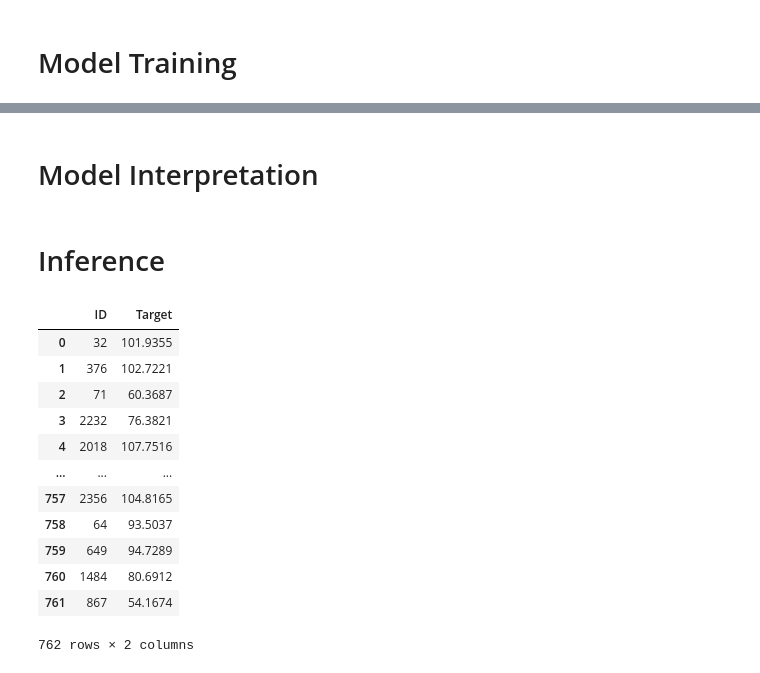
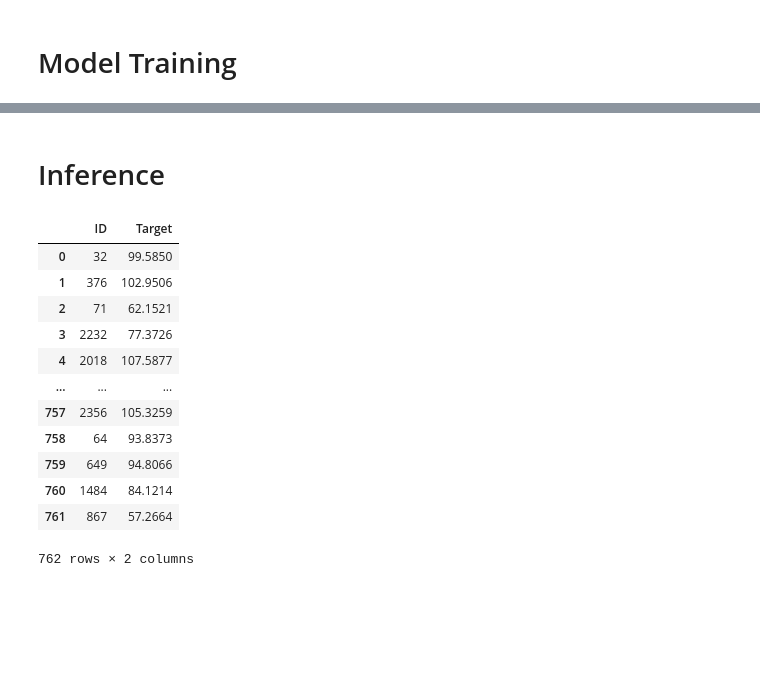
Before and after one commit to tanthinhdt/cbbl-2025, a Jupyter notebook: regression/r_tabpfn-v2_exp.ipynb, the cells around one changed output, grey strips where cells are left out. Cells and saved outputs as stored; diff of their text form; code cells hidden in the pictures; blank space fills up the shorter version.

```diff
--- a/regression/r_tabpfn-v2_exp.ipynb
+++ b/regression/r_tabpfn-v2_exp.ipynb
@@ -200,7 +195,7 @@ def encode_categorical(X_train, X_test, method, columns=None) -> tuple:
         )
         X_test.columns = X_train.columns
     else:
-        X_train_encoded = encoder.fit_transform(X_train[columns], y_train_reg)
+        X_train_encoded = encoder.fit_transform(X_train[columns], y_train)
         X_test_encoded = encoder.transform(X_test[columns])
         X_train = pd.concat(
             [X_train.drop(columns, axis=1), pd.DataFrame(X_train_encoded)],
@@ -381,54 +394,31 @@ Number of NaN values in test set: 0
 # %% [markdown]
 # Model Training
 # %%
-import numpy as np
 from tabpfn import TabPFNRegressor
 from sklearn.model_selection import KFold
-from sklearn.metrics import r2_score, matthews_corrcoef
-
-
-def evaluate(model, X, y_cla, y_reg=None) -> tuple:
-    """
-    Evaluates the model using R2 and Matthews correlation coefficient.
-    """
-    y_pred = np.round(model.predict(X), 4)
-
-    if y_reg is None:
-        mcc = matthews_corrcoef(y_cla, y_pred)
-        print(f"- MCC Score: {mcc:.4f}")
-        return mcc, None
-
-    y_pred_cla = [1 if pred >= 85 else 0 for pred in y_pred]
-    mcc = matthews_corrcoef(y_cla, y_pred_cla)
-    print(f"- MCC Score: {mcc:.4f}")
-    r2 = r2_score(y_reg, y_pred)
-    print(f"- R2 Score: {r2:.4f}")
-    return mcc, r2
+from sklearn.metrics import r2_score
 
 
 model = TabPFNRegressor(random_state=random_state)
 k_fold = KFold(n_splits=5, shuffle=True, random_state=random_state)
 
 r2_scores = []
-mcc_scores = []
 
 for fold, (train_idx, val_idx) in enumerate(k_fold.split(X_train)):
     print(f"Fold {fold + 1} " + "-" * 20)
     X_train_fold, X_val_fold = X_train.iloc[train_idx], X_train.iloc[val_idx]
-    y_train_reg_fold, y_val_reg_fold = y_train_reg.iloc[train_idx], y_train_reg.iloc[val_idx]
-    y_train_cla_fold, y_val_cla_fold = y_train_cla.iloc[train_idx], y_train_cla.iloc[val_idx]
+    y_train_fold, y_val_fold = y_train.iloc[train_idx], y_train.iloc[val_idx]
     print(f"Train set size: {X_train_fold.shape}, Validation set size: {X_val_fold.shape}")
 
-    model.fit(X_train_fold, y_train_reg_fold)
+    model.fit(X_train_fold, y_train_fold)
 
-    mcc, r2 = evaluate(model, X_val_fold, y_val_cla_fold, y_val_reg_fold)
-    mcc_scores.append(mcc)
+    r2 = r2_score(y_val_fold, model.predict(X_val_fold))
     r2_scores.append(r2)
+    print(f"- R2 Score: {r2:.4f}")
 
 print("Average results " + "-" * 20)
-print(f"- MCC Score: {np.mean(mcc_scores):.4f}")
 print(f"- R2 Score: {np.mean(r2_scores):.4f}")
 
-model.fit(X_train, y_train_reg)
+model.fit(X_train, y_train)
 # %% [output]
 Fold 1 --------------------
@@ -451,3 +441 @@ Average results --------------------
 TabPFNRegressor(random_state=42)
-# %% [markdown]
-# Model Interpretation
@@ -474,24 +444,24 @@ TabPFNRegressor(random_state=42)
 # %%
 y_pred = model.predict(X_test)
 
-exp_group = "missing_values"
-exp_name = "mode"
+exp_group = "dimensionality_reduction"
+exp_name = "1234"
 
 submission = pd.DataFrame({"ID": test_df["ID"], "Target": y_pred})
 submission["Target"] = submission["Target"].astype(float).round(4)
 submission.to_csv(f"../results/{exp_group}/r_{exp_name}.csv", index=False)
 submission
 # %% [output]
 |  | ID | Target |
-| 0 | 32 | 101.9355 |
-| 1 | 376 | 102.7221 |
-| 2 | 71 | 60.3687 |
-| 3 | 2232 | 76.3821 |
-| 4 | 2018 | 107.7516 |
+| 0 | 32 | 99.5850 |
+| 1 | 376 | 102.9506 |
+| 2 | 71 | 62.1521 |
+| 3 | 2232 | 77.3726 |
+| 4 | 2018 | 107.5877 |
 | ... | ... | ... |
-| 757 | 2356 | 104.8165 |
-| 758 | 64 | 93.5037 |
-| 759 | 649 | 94.7289 |
-| 760 | 1484 | 80.6912 |
-| 761 | 867 | 54.1674 |
+| 757 | 2356 | 105.3259 |
+| 758 | 64 | 93.8373 |
+| 759 | 649 | 94.8066 |
+| 760 | 1484 | 84.1214 |
+| 761 | 867 | 57.2664 |
 762 rows × 2 columns
```
Also changed, not shown: parts of 9 cells of this notebook, 4 other files.
